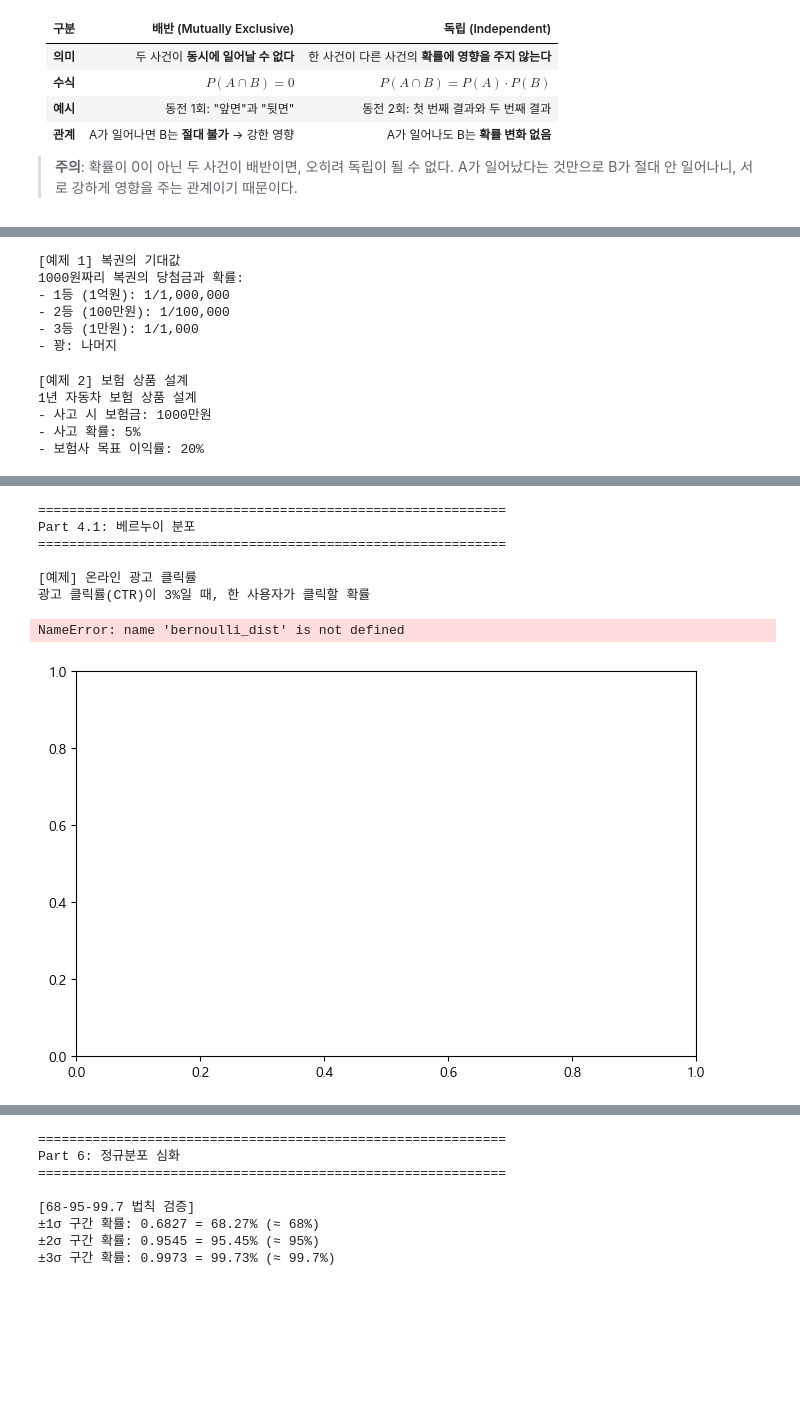
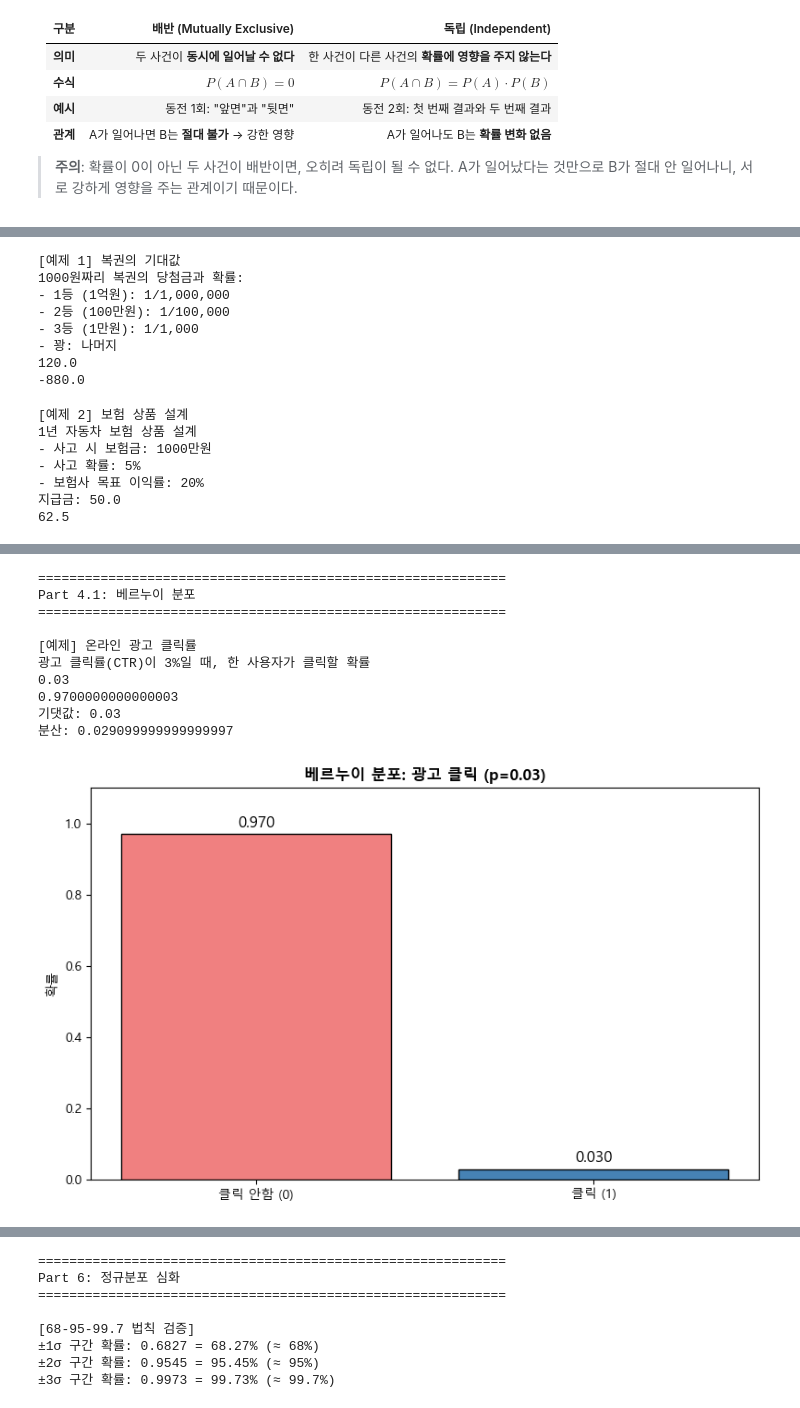
Before and after one commit to SeolMuah/statistics-practice-python, a Jupyter notebook: practice_02.ipynb, the cells around one changed output, grey strips where cells are left out. Cells and saved outputs as stored; diff of their text form; code cells hidden in the pictures; blank space fills up the shorter version.

```diff
--- a/practice_02.ipynb
+++ b/practice_02.ipynb
@@ -372,9 +435,13 @@ prizes = np.array([100000000, 1000000, 10000, 0])
 probs = np.array([1/1000000, 1/100000, 1/1000, 1 - 1/1000000 - 1/100000 - 1/1000])
 
 # (1) 기대 당첨금
+expected_prize = np.sum(prizes * probs)
+print(expected_prize) #120.0
 
 
 # (2) 복권 가격 대비 기대값 (순이익)
+expected_profit = expected_prize - 1000
+print(expected_profit) #-880.0
 # %% [output]
 [예제 1] 복권의 기대값
 1000원짜리 복권의 당첨금과 확률:
@@ -382,6 +449,8 @@ probs = np.array([1/1000000, 1/100000, 1/1000, 1 - 1/1000000 - 1/100000 - 1/1000
 - 2등 (100만원): 1/100,000
 - 3등 (1만원): 1/1,000
 - 꽝: 나머지
+120.0
+-880.0
 # %%
 # 예제 2: 보험 상품 설계
 print("\n[예제 2] 보험 상품 설계")
@@ -389,17 +458,34 @@ print("1년 자동차 보험 상품 설계")
 print("- 사고 시 보험금: 1000만원")
 print("- 사고 확률: 5%")
 print("- 보험사 목표 이익률: 20%")
+# 보험사 입장에서 얼마의 보험금을 책정해야할까?
+
+
 
 # 보험사 입장에서 기대 지급금
+insurance_payout = 1000 # 사고시 1000
+accident_prob = 0.05
+expected_payout = insurance_payout * accident_prob + 0 * (1-accident_prob)
+print("지급금:", expected_payout) #50만원
 
 
 # 목표 이익률을 고려한 보험료 책정
+target_margin = 0.2 # 20% 이익률
+
+# 보험료 = 지급금 + 이익
+# - 이익 : 이익률*보험료
+# 보험료 = 지급금 / (1-이익률)
+
+insurance_premium = expected_payout / (1-target_margin)
+print(insurance_premium) #62.5 #62만 5천원으로 보험료 설계하면 된다!
 # %% [output]
 [예제 2] 보험 상품 설계
 1년 자동차 보험 상품 설계
 - 사고 시 보험금: 1000만원
 - 사고 확률: 5%
 - 보험사 목표 이익률: 20%
+지급금: 50.0
+62.5
 # %% [markdown]
 ---
 
@@ -432,37 +518,51 @@ print("광고 클릭률(CTR)이 3%일 때, 한 사용자가 클릭할 확률")
 p_click = 0.03  # 클릭 확률
 
 # scipy.stats를 이용한 베르누이 분포
+be_dist = stats.bernoulli(p=p_click)
 
 # (1) 클릭할 확률 P(X=1)
+p_click_yes = be_dist.pmf(1)
+print(p_click_yes) #0.03
 
 # (2) 클릭하지 않을 확률 P(X=0)
-
+p_click_no = be_dist.pmf(0)
+print(p_click_no) #0.97
 
 # (3) 기대값과 분산
+mean_be = be_dist.mean()
+var_be = be_dist.var()
+print(f"기댓값:", mean_be)
+print(f"분산:", var_be)
+# 기댓값: 0.03
+# 분산: 0.029099999999999997
+
 
 # 시각화
 fig, ax = plt.subplots(figsize=(8, 5))
 x = [0, 1]
-probs = [bernoulli_dist.pmf(0), bernoulli_dist.pmf(1)]
+probs = [be_dist.pmf(0), be_dist.pmf(1)]
 ax.bar(x, probs, color=['lightcoral', 'steelblue'], edgecolor='black')
 ax.set_xticks([0, 1])
 ax.set_xticklabels(['클릭 안함 (0)', '클릭 (1)'])
 ax.set_ylabel('확률')
 ax.set_title(f'베르누이 분포: 광고 클릭 (p={p_click})', fontweight='bold')
 for i, prob in enumerate(probs):
     ax.text(i, prob + 0.02, f'{prob:.3f}', ha='center', fontsize=12)
 ax.set_ylim(0, 1.1)
 plt.tight_layout()
 plt.show()
 # %% [output]
 ============================================================
 Part 4.1: 베르누이 분포
 ============================================================
 
 [예제] 온라인 광고 클릭률
 광고 클릭률(CTR)이 3%일 때, 한 사용자가 클릭할 확률
+0.03
+0.9700000000000003
+기댓값: 0.03
+분산: 0.029099999999999997
-NameError: name 'bernoulli_dist' is not defined
-[figure, old version]
+[figure, new version]
 # %% [markdown]
 ### 4.2 이항 분포 (Binomial Distribution)
 
```
Also changed, not shown: parts of 18 cells of this notebook.
